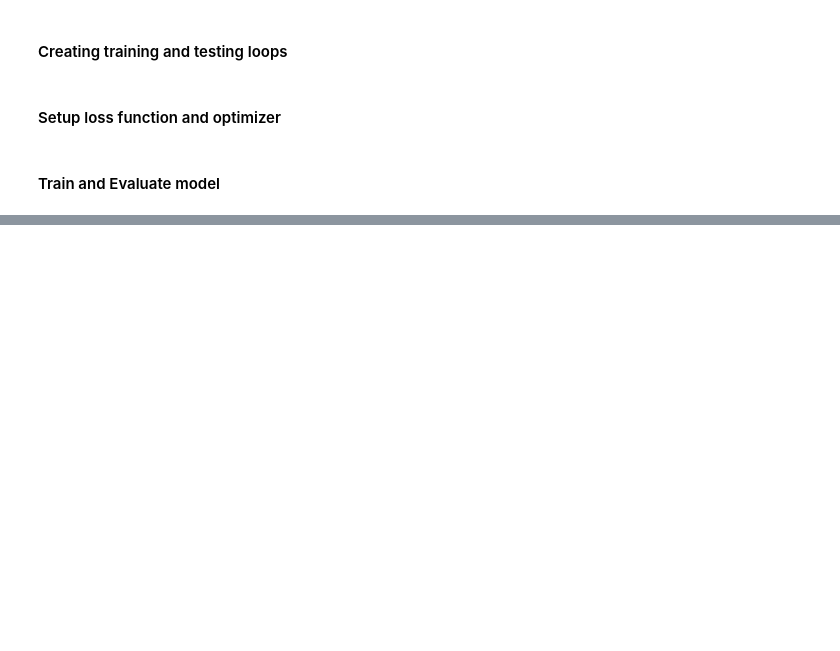
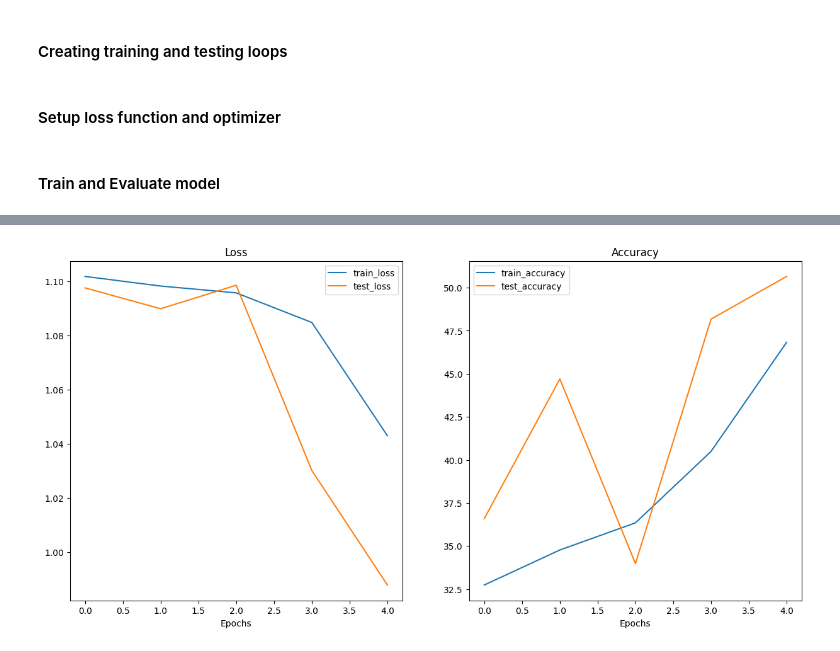
Before and after one commit to pmadzia/food-classification, a Jupyter notebook: notebooks/food_classification.ipynb, the cells around one changed output, grey strips where cells are left out. Drawn from its saved outputs; the diff is of its cells as text; code cells hidden in the pictures; blank space fills up the shorter version.

```diff
--- a/notebooks/food_classification.ipynb
+++ b/notebooks/food_classification.ipynb
@@ -565,0 +614,13 @@ plot_loss_curves(model_0_results)
+# %%
+BATCH_SIZE = 32
+NUM_WORKERS = os.cpu_count()
+
+train_dataloader_augmented = DataLoader(dataset=train_data_augmented,
+                                        batch_size=BATCH_SIZE,
+                                        num_workers=NUM_WORKERS,
+                                        shuffle=True)
+
+test_dataloader = DataLoader(dataset=test_data,
+                              batch_size=BATCH_SIZE,
+                              num_workers=NUM_WORKERS,
+                              shuffle=False)
@@ -565,0 +629,7 @@ plot_loss_curves(model_0_results)
+# %%
+torch.manual_seed(42)
+
+model_1 = TinyVGG(input_shape=3,
+                  hidden_units=10,
+                  output_shape=len(train_data_augmented.classes)).to(device)
+model_1
@@ -565,0 +657,22 @@ plot_loss_curves(model_0_results)
+# %%
+loss_fn = nn.CrossEntropyLoss()
+optimizer = torch.optim.Adam(params=model_1.parameters(), lr=0.001)
+# %%
+torch.manual_seed(42)
+torch.cuda.manual_seed(42)
+
+NUM_EPOCHS = 5
+
+from timeit import default_timer as timer
+start_time = timer()
+
+model_1_results = train(model=model_1,
+                        train_dataloader=train_dataloader_augmented,
+                        test_dataloader=test_dataloader,
+                        optimizer=optimizer,
+                        loss_fn=loss_fn,
+                        accuracy_fn=accuracy_fn,
+                        epochs=NUM_EPOCHS)
+
+end_time = timer()
+print(f'Total training time: {end_time-start_time:.2f} seconds')
@@ -565,0 +686,4 @@ plot_loss_curves(model_0_results)
+# %%
+plot_loss_curves_and_accuracy(model_1_results)
+# %% [output]
+[figure, added]
```
Also changed, not shown: parts of 14 cells of this notebook.
